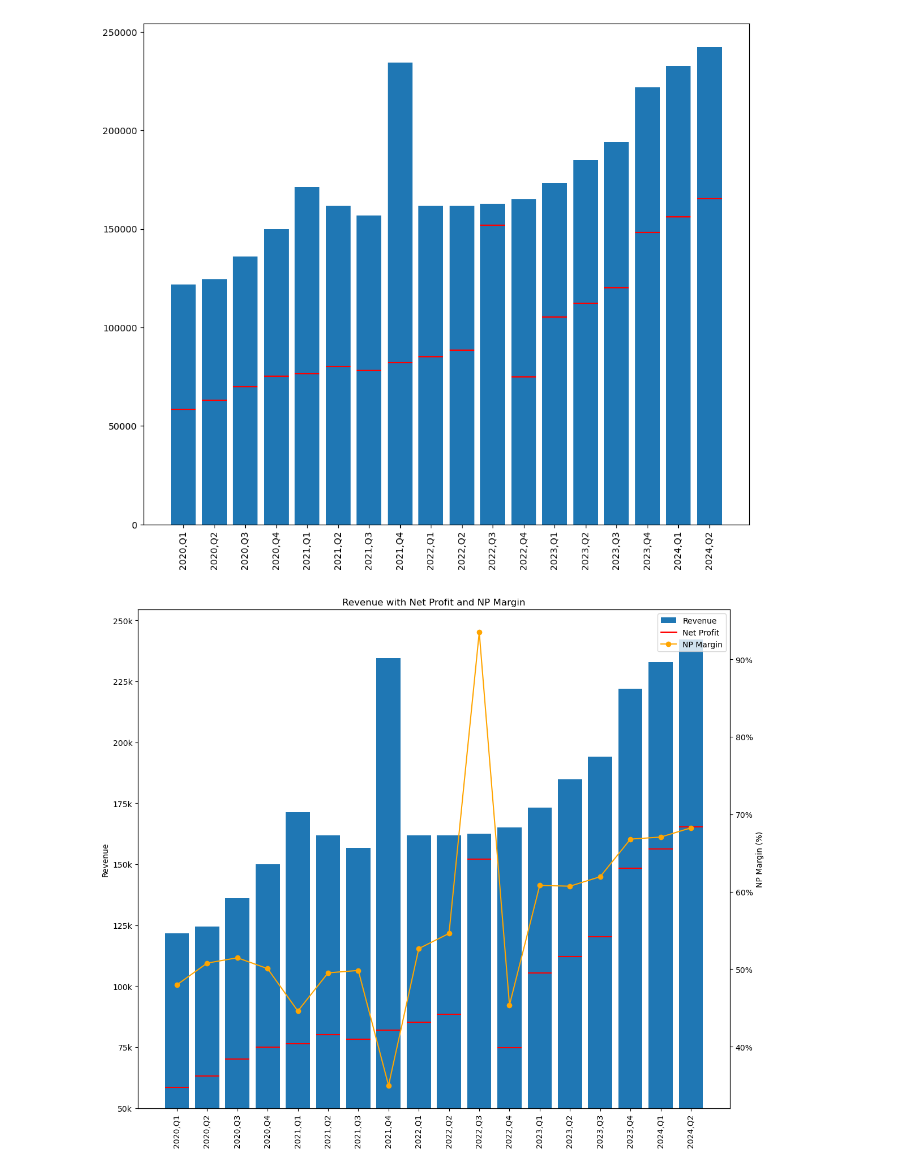
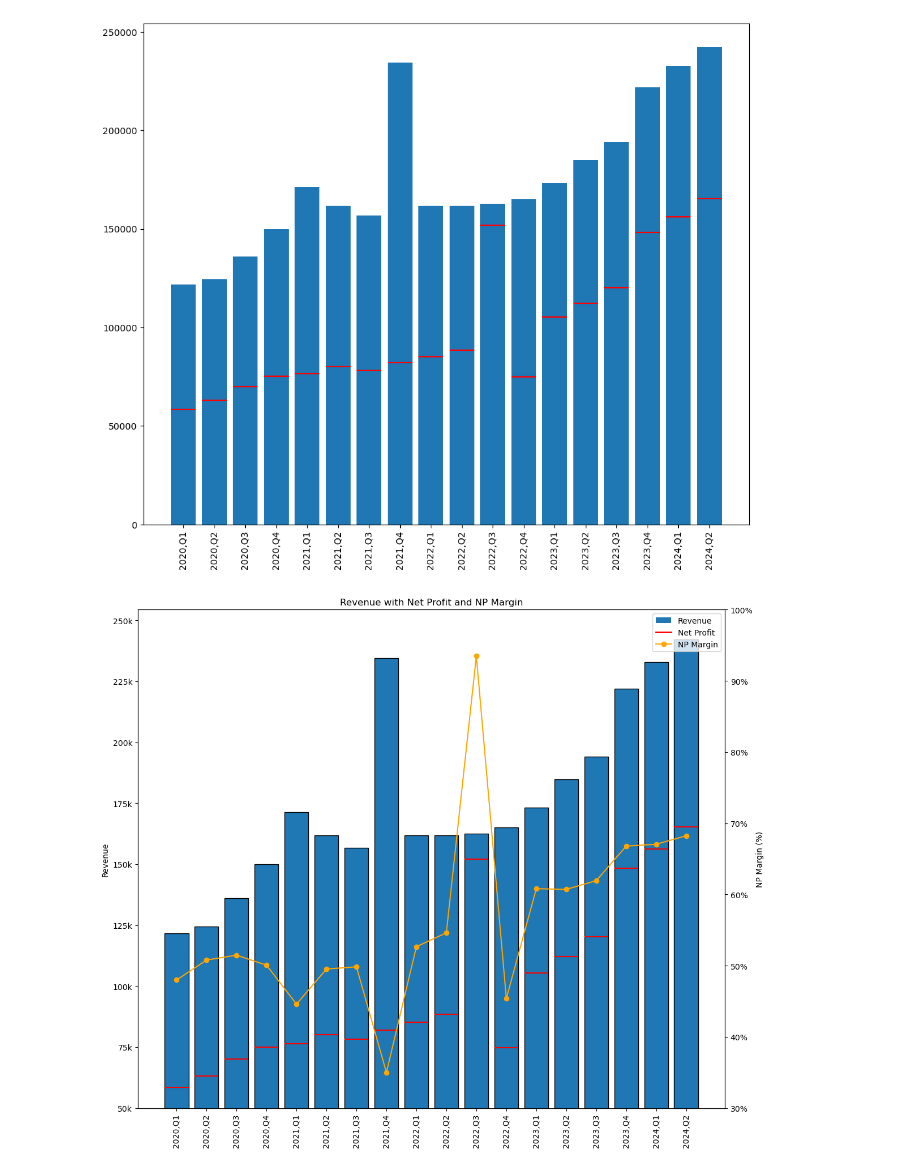
Before and after one commit to tenPro4/pandas_financial_statement, a Jupyter notebook: 5_revenue_profit.ipynb, the cells around one changed output. Drawn from its saved outputs; the diff is of its cells as text; code cells hidden in the pictures.

```diff
--- a/5_revenue_profit.ipynb
+++ b/5_revenue_profit.ipynb
@@ -46,7 +46,7 @@ plt.xticks(rotation=90, ha='center')
 
 for i in range(len(df_merged)):
     plt.hlines(
-        y=df_merged['Net Profit'][i],
+        y=df_merged['Net Profit'].iloc[i],
         xmin=i - 0.4,
         xmax=i + 0.4,
         color='red')
@@ -64,36 +64,40 @@ fig, ax1 = plt.subplots(figsize=(12, 10))
 bars = ax1.bar(df_merged.index, df_merged['Revenue'], label='Revenue',edgecolor='black')
 ax1.set_ylabel("Revenue")
 ax1.yaxis.set_major_formatter(plt.FuncFormatter(lambda x, pos: f'{x/1000:.0f}k'))
 
 for i in range(len(df_merged)):
     plt.hlines(
-        y=df_merged['Net Profit'][i],
+        y=df_merged['Net Profit'].iloc[i],
         xmin=i - 0.4,
         xmax=i + 0.4,
         color='red')
 
-ax2 = ax1.twinx()  # instantiate a second axes that shares the same x-axis
+ax2 = ax1.twinx()
 line_np_margin = ax2.plot(df_merged.index, df_merged['NP Margin'], color='orange', marker='o', label='NP Margin')
-ax2.set_ylabel('NP Margin (%)')  # percentage on secondary axis
-ax2.set_yticklabels([f'{int(tick * 100)}%' for tick in ax2.get_yticks()])
+ax2.set_ylabel('NP Margin (%)')
 
-# Rotate x-axis labels (apply after both plots)
+# ax2.set_yticklabels([f'{int(tick * 100)}%' for tick in ax2.get_yticks()])
+yticks = ax2.get_yticks()
+ax2.set_yticks(yticks)
+ax2.set_yticklabels([f'{int(tick * 100)}%' for tick in yticks])
+
+ax1.set_xticks(df_merged.index)
 ax1.set_xticklabels(df_merged.index, rotation=90, ha='center')
 ax1.set_ylim(50000)
 
 line_np = Line2D([0], [0], color='red', label='Net Profit', linestyle='-', linewidth=2)
 
 # bar_legend = bars[0]  # Get a bar to represent Revenue in the legend
 bar_legend = Patch(label='Revenue')
 # Add legends for both y-axes
 # fig.legend(loc="upper right", bbox_to_anchor=(1,1), bbox_transform=ax1.transAxes)
 fig.legend(handles=[bar_legend, line_np, line_np_margin[0]], loc="upper right", bbox_to_anchor=(1,1), bbox_transform=ax1.transAxes)
 
 # Set a title
 plt.title('Revenue with Net Profit and NP Margin')
 
 # Show the plot
 plt.tight_layout()  # Adjust the layout to prevent label overlap
 plt.show()
 # %% [output]
-[figure, old version]
+[figure, new version]
```
Also changed, not shown: 5 other files.
